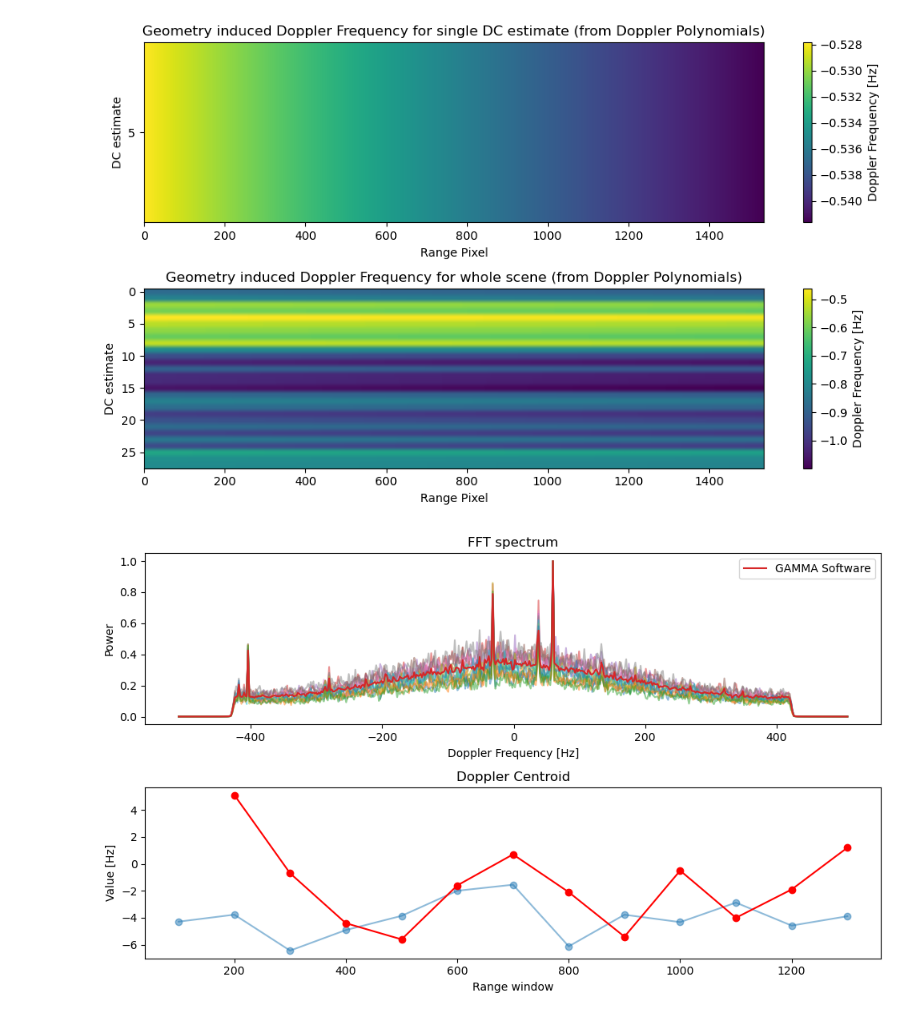
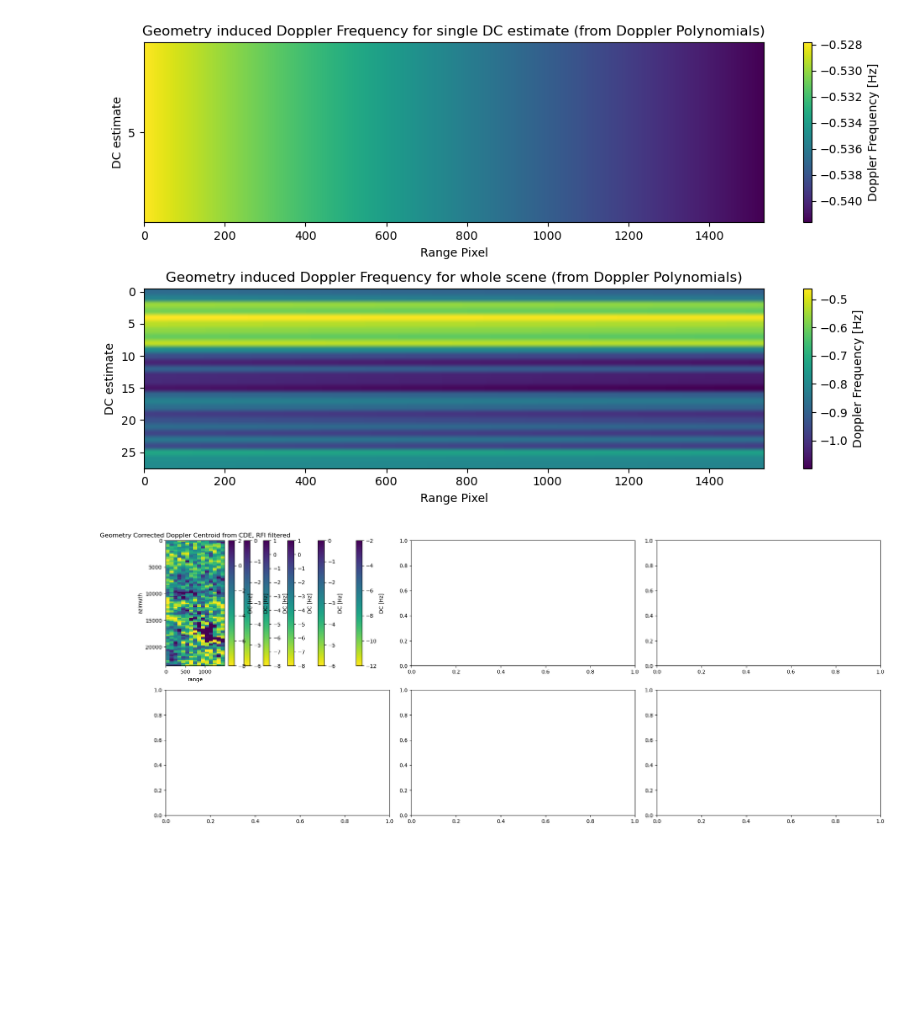
Before and after one commit to oscipal/ocean_current_retrieval, a Jupyter notebook: desert_DCA.ipynb, the cells around one changed output. Drawn from its saved outputs; the diff is of its cells as text; code cells hidden in the pictures; blank space fills up the shorter version.

```diff
--- a/desert_DCA.ipynb
+++ b/desert_DCA.ipynb
@@ -160,21 +295,27 @@ y_dc = [d[1] for d in dopp_centr]
-# %%
-fig,ax = plt.subplots(2,1, figsize=(10,6))
-for i in np.arange(1,n_rg-1):
-    ax[0].plot(freqs, spectrum[:,i]/np.max(spectrum[:,i]), alpha=0.5)
-
-ax[0].set_title("FFT spectrum")
-ax[0].set_xlabel("Doppler Frequency [Hz]")
-ax[0].set_ylabel("Power")
-
-ax[0].plot(x_dopp,y_dopp, label="GAMMA Software")
-ax[0].legend()
-
-ax[1].plot(np.arange(1,n_rg-1)*WIN_RG,dcs[1:n_rg-1], marker="o", alpha=0.5)
-ax[1].plot(x_dc, y_dc, c="r", marker="o")
-ax[1].set_title("Doppler Centroid")
-ax[1].set_xlabel("Range window")
-ax[1].set_ylabel("Value [Hz]")
-
-plt.tight_layout()
-# %% [output]
-[figure, removed]
+# %%
+def plot_dc_maps(img, ax, title, cmap='viridis_r'):
+    """
+    Create plots for doppler centroid maps
+    """
+    vmin = np.round(np.quantile(img, 0.05))
+    vmax = np.round(np.quantile(img, 0.95))
+    im = ax.imshow(img, aspect='auto', vmin=vmin, vmax=vmax, cmap=cmap)
+
+    ax.set_ylabel('azimuth')
+    ax.set_xlabel('range')
+    ax.set_title(title)
+    plt.colorbar(im, ax=ax, label='DC [Hz]')
+# %%
+fig,ax = plt.subplots(2,3, figsize=(20,8))
+ax = ax.flatten()
+
+plot_dc_maps(dc_img_fft, ax[0], 'Measured Doppler Centroid from fft, unfiltered')
+plot_dc_maps(dc_rfi_img_fft, ax[0], 'Measured Doppler Centroid from fft, RFI filtered')
+plot_dc_maps(dc_rfi_img_cde, ax[0], 'Measured Doppler Centroid from CDE, RFI filtered')
+plot_dc_maps(dc_rfi_img_cde, ax[0], 'Geometry Corrected Doppler Centroid from fft, unfiltered')
+plot_dc_maps(diff_dop_rfi, ax[0], 'Geometry Corrected Doppler Centroid from fft, RFI filtered')
+plot_dc_maps(diff_dop_rfi_cde, ax[0], 'Geometry Corrected Doppler Centroid from CDE, RFI filtered')
+
+plt.tight_layout()
+# %% [output]
+[figure, added]
```
Also changed, not shown: parts of 21 cells of this notebook, 9 other files.
